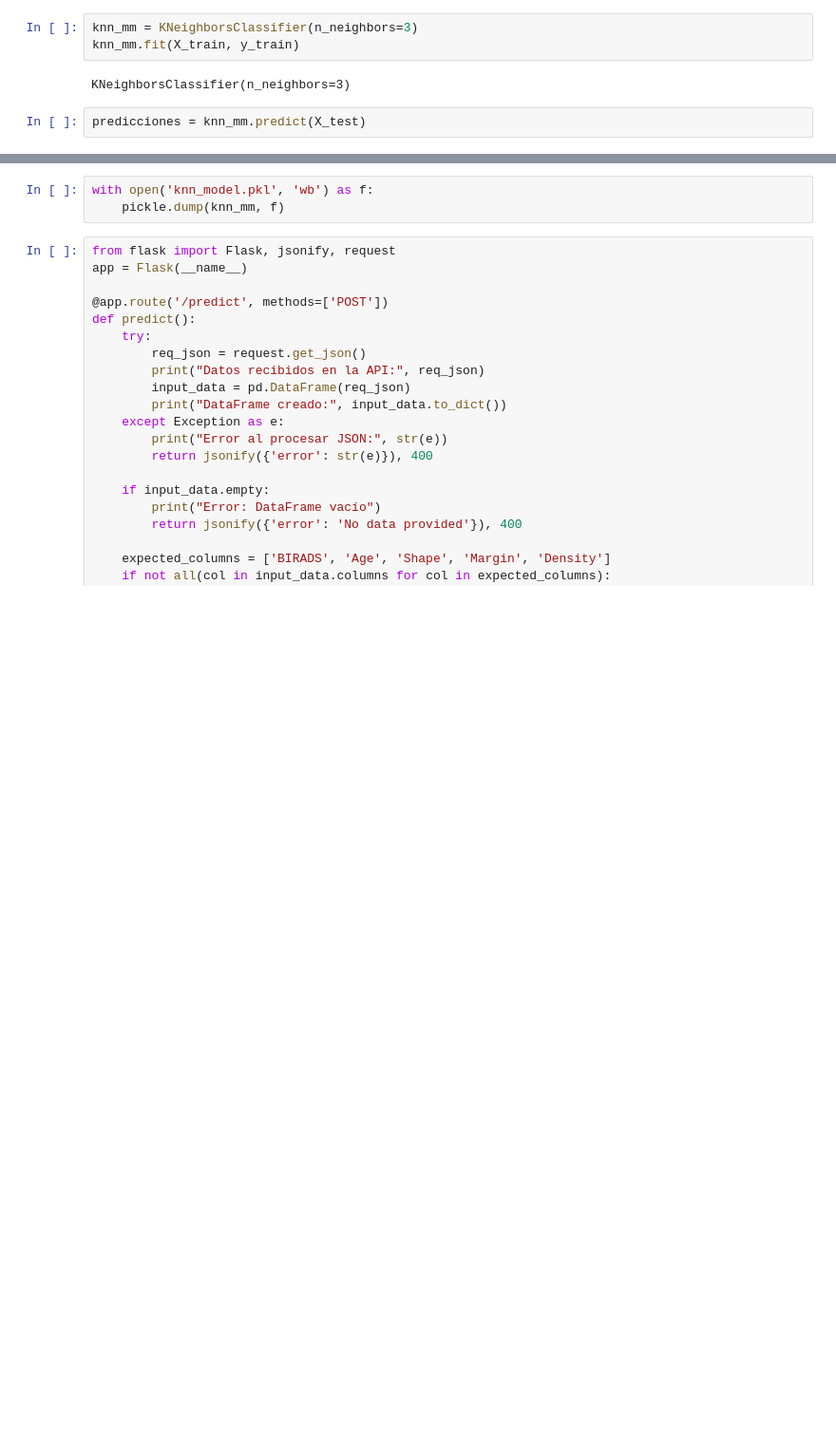
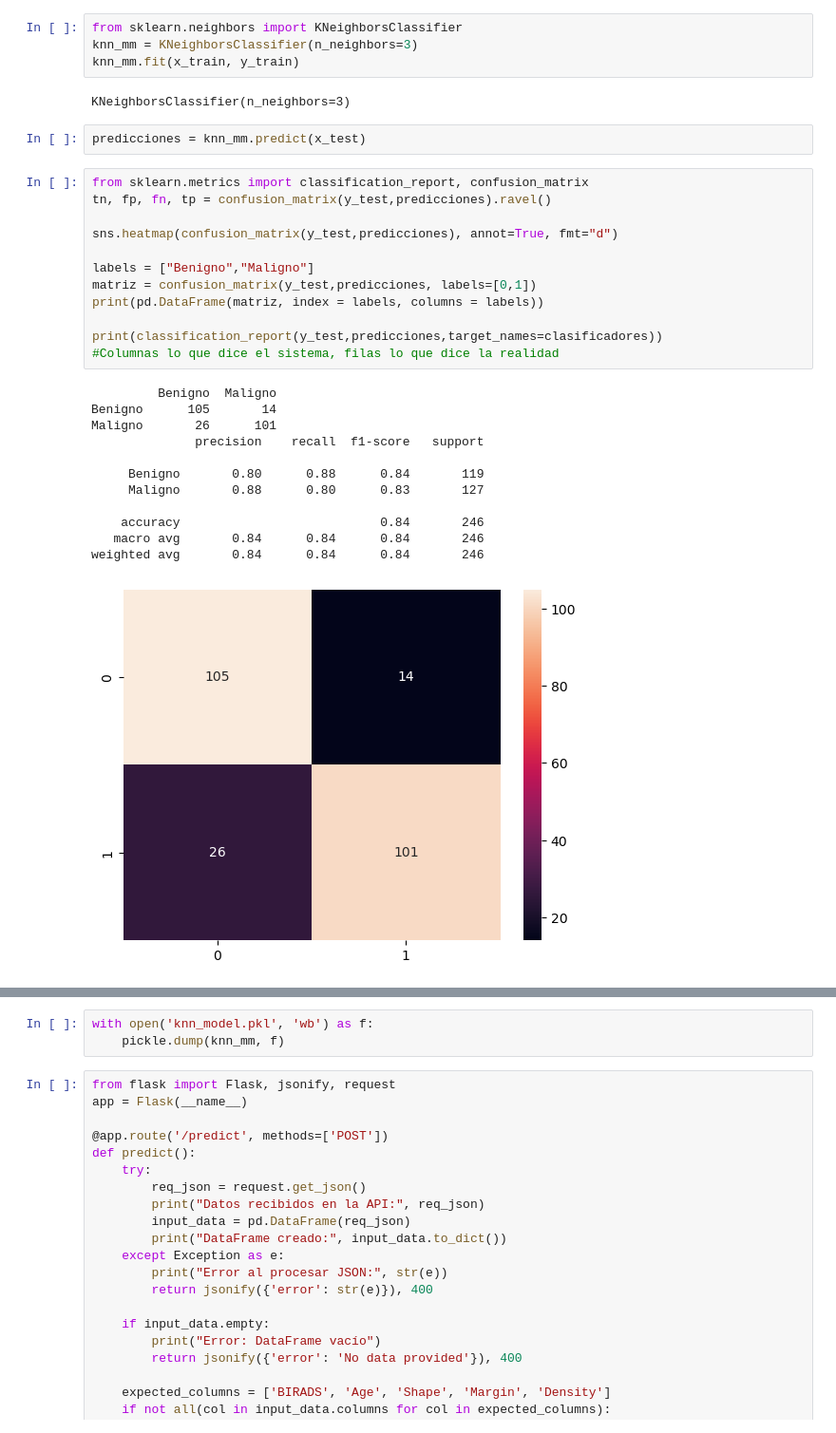
Before and after one commit to JesusG753/API_Prediccion, a Jupyter notebook: Cancer de mama - API.ipynb, the cells around one changed output, grey strips where cells are left out. Shown at 95% size. Saved outputs shown, nothing was run; the diff lists cells and outputs as text; blank space fills up the shorter version.

```diff
--- a/Cancer de mama - API.ipynb
+++ b/Cancer de mama - API.ipynb
@@ -23,8 +53,34 @@ X_train, X_test, y_train, y_test = train_test_split(X, y, test_size=0.3, random_
 # %%
+from sklearn.neighbors import KNeighborsClassifier
 knn_mm = KNeighborsClassifier(n_neighbors=3)
-knn_mm.fit(X_train, y_train)
+knn_mm.fit(x_train, y_train)
 # %% [output]
 KNeighborsClassifier(n_neighbors=3)
 # %%
-predicciones = knn_mm.predict(X_test)
+predicciones = knn_mm.predict(x_test)
+# %%
+from sklearn.metrics import classification_report, confusion_matrix
+tn, fp, fn, tp = confusion_matrix(y_test,predicciones).ravel()
+
+sns.heatmap(confusion_matrix(y_test,predicciones), annot=True, fmt="d")
+
+labels = ["Benigno","Maligno"]
+matriz = confusion_matrix(y_test,predicciones, labels=[0,1])
+print(pd.DataFrame(matriz, index = labels, columns = labels))
+
+print(classification_report(y_test,predicciones,target_names=clasificadores))
+#Columnas lo que dice el sistema, filas lo que dice la realidad
+# %% [output]
+         Benigno  Maligno
+Benigno      105       14
+Maligno       26      101
+              precision    recall  f1-score   support
+
+     Benigno       0.80      0.88      0.84       119
+     Maligno       0.88      0.80      0.83       127
+
+    accuracy                           0.84       246
+   macro avg       0.84      0.84      0.84       246
+weighted avg       0.84      0.84      0.84       246
+[figure, added]
 # %%
```
Also changed, not shown: parts of 9 cells of this notebook, 1 other file.
